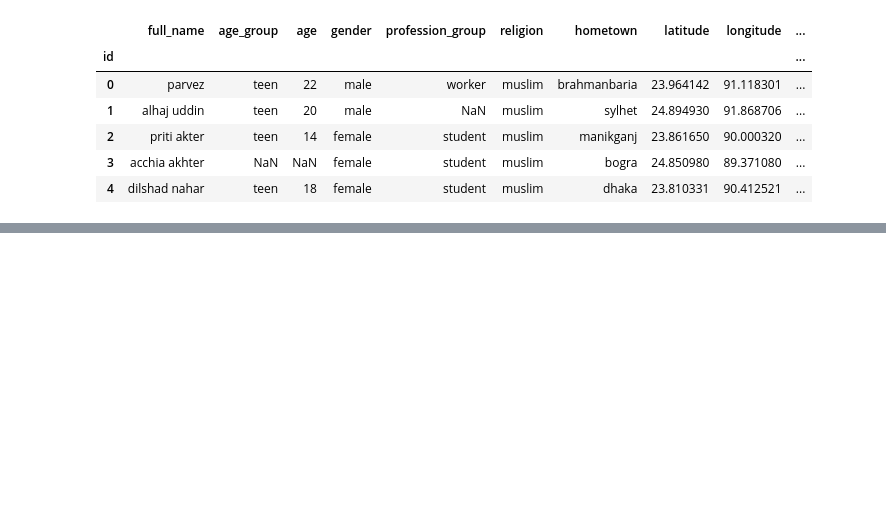
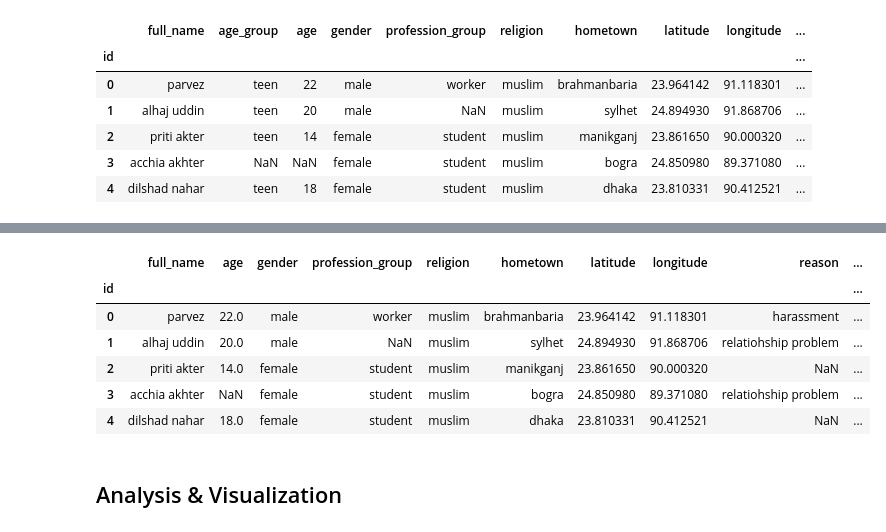
Before and after one commit to rahad404/Bangladesh-Suicide-Analysis, a Jupyter notebook: bd_suicide.ipynb, the cells around one changed output, grey strips where cells are left out. Cells and saved outputs as stored; diff of their text form; code cells hidden in the pictures; blank space fills up the shorter version.

```diff
--- a/bd_suicide.ipynb
+++ b/bd_suicide.ipynb
@@ -60,0 +94,10 @@ df['age_group2'] = pd.cut(df['age'], bins=bins, labels=labels, right=False)
+# %%
+df['profession_group'] = df['profession_group'].replace(
+    {
+        'day laborer':'day-laborer',
+        'day labourer':'day-laborer',
+        'spotsman':'sportsman',
+        'stportsman':'sportsman',
+        'houswife':'housewife',
+    }
+)
@@ -60,0 +121,18 @@ df['age_group2'] = pd.cut(df['age'], bins=bins, labels=labels, right=False)
+# %%
+df['time_stamp'] = pd.to_datetime(df['unix_time'], unit='s')
+# %%
+df.drop(['suicide_date','unix_time'],axis=1,inplace=True)
+# %%
+df.rename(columns={'time_stamp':'suicide_date'},inplace=True)
+# %%
+df.head()
+# %% [output]
+|  | full_name | age | gender | profession_group | religion | hometown | latitude | longitude | reason | ... |
+| id |  |  |  |  |  |  |  |  |  | ... |
+| 0 | parvez | 22.0 | male | worker | muslim | brahmanbaria | 23.964142 | 91.118301 | harassment | ... |
+| 1 | alhaj uddin | 20.0 | male | NaN | muslim | sylhet | 24.894930 | 91.868706 | relatiohship problem | ... |
+| 2 | priti akter | 14.0 | female | student | muslim | manikganj | 23.861650 | 90.000320 | NaN | ... |
+| 3 | acchia akhter | NaN | female | student | muslim | bogra | 24.850980 | 89.371080 | relatiohship problem | ... |
+| 4 | dilshad nahar | 18.0 | female | student | muslim | dhaka | 23.810331 | 90.412521 | NaN | ... |
+# %% [markdown]
+## Analysis & Visualization
```
Also changed, not shown: parts of 12 cells of this notebook.
